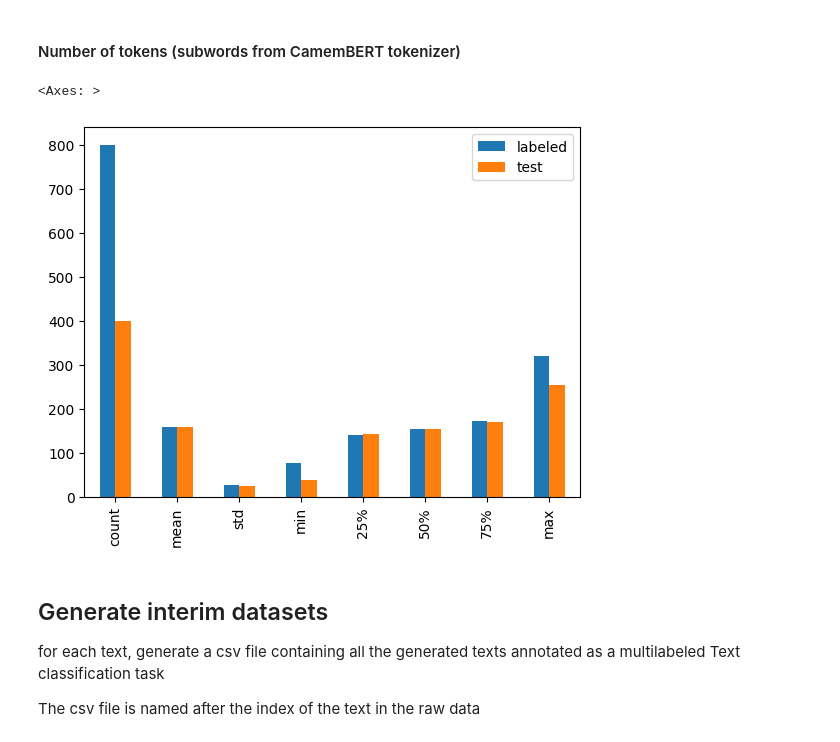
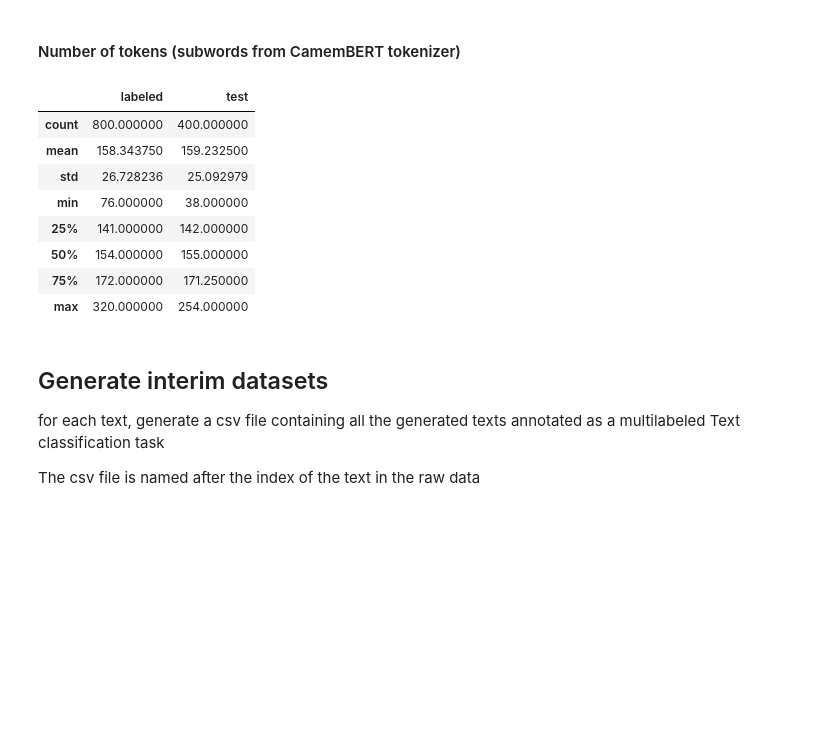
Before and after one commit to lengocluyen/relation_extraction_textmine25, a Jupyter notebook: defi_textmine_2025/eda.ipynb, the cells around one changed output. Drawn from its saved outputs; the diff is of its cells as text; code cells hidden in the pictures; blank space fills up the shorter version.

```diff
--- a/defi_textmine_2025/eda.ipynb
+++ b/defi_textmine_2025/eda.ipynb
@@ -968,16 +975,23 @@ pd.DataFrame(
 # %%
 pd.DataFrame(
     {
         set_name: df.text.apply(count_tokens).describe()
         for set_name, df in zip(
             ["labeled", "test"],
             [labeled_clean_df, test_clean_df],
         )
     }
-).plot.bar()
+)#.plot.bar()
 # %% [output]
-<Axes: >
-[figure, removed]
+|  | labeled | test |
+| count | 800.000000 | 400.000000 |
+| mean | 158.343750 | 159.232500 |
+| std | 26.728236 | 25.092979 |
+| min | 76.000000 | 38.000000 |
+| 25% | 141.000000 | 142.000000 |
+| 50% | 154.000000 | 155.000000 |
+| 75% | 172.000000 | 171.250000 |
+| max | 320.000000 | 254.000000 |
 # %% [markdown]
 ## Generate interim datasets
 
```
Also changed, not shown: parts of 1 cell of this notebook.
